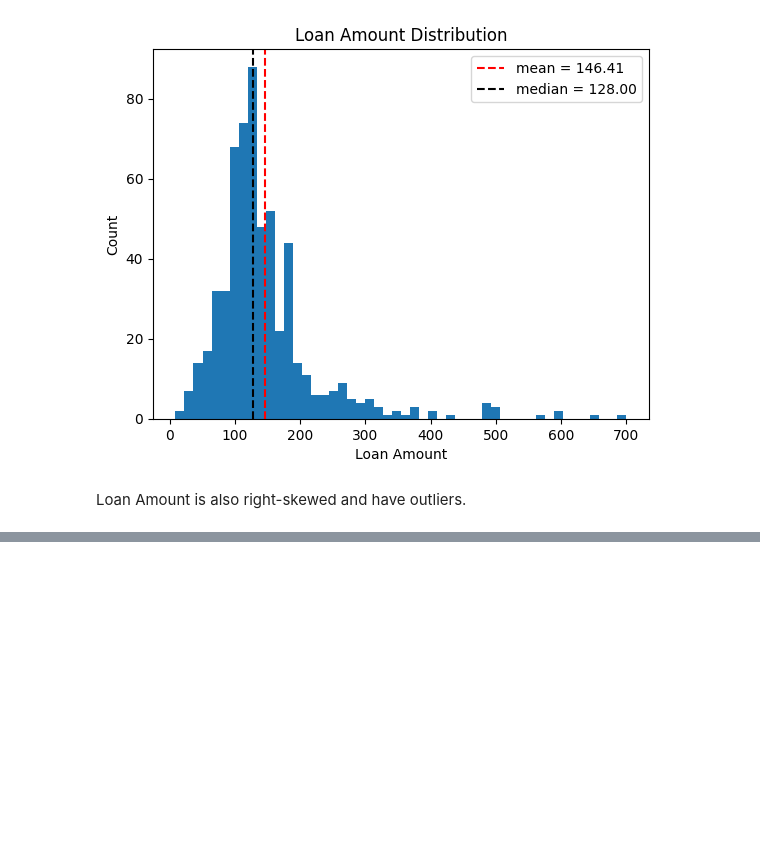
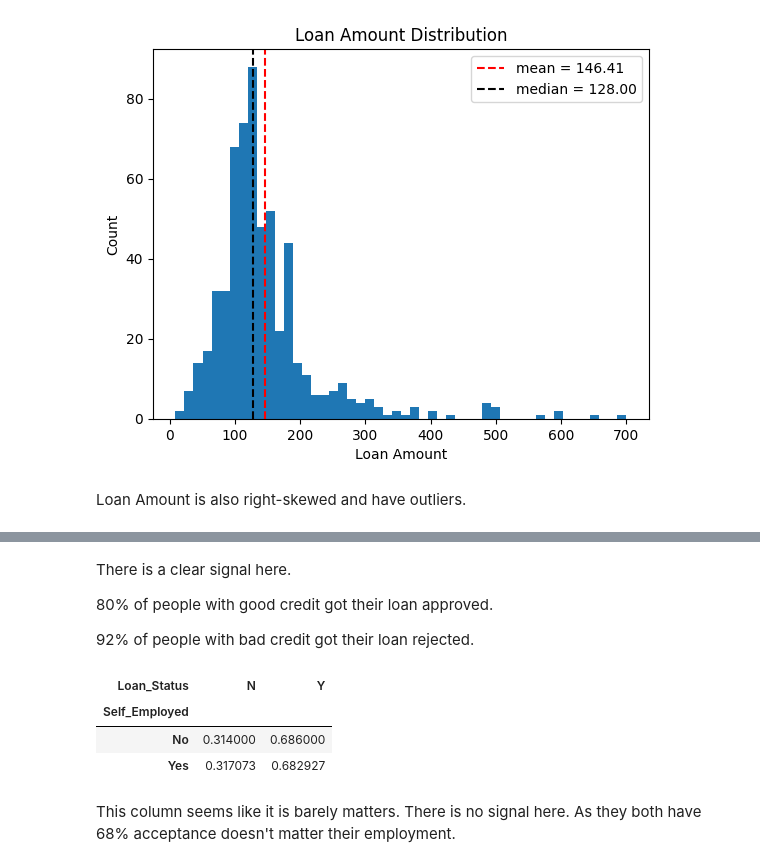
Before and after one commit to karywnl/loan-prediction, a Jupyter notebook: eda.ipynb, the cells around one changed output, grey strips where cells are left out. Saved outputs shown, nothing was run; the diff lists cells and outputs as text; code cells hidden in the pictures; blank space fills up the shorter version.

```diff
--- a/eda.ipynb
+++ b/eda.ipynb
@@ -115,0 +116,18 @@ Loan Amount is also right-skewed and have outliers.
+# %% [markdown]
+There is a clear signal here.
+
+80% of people with good credit got their loan approved.
+
+92% of people with bad credit got their loan rejected.
+# %%
+# Approval rate by self-employed status
+# Hypothesis: Self-employed applicants may have different approval rates compared to non-self-employed applicants.
+
+df.groupby('Self_Employed')['Loan_Status'].value_counts(normalize=True).unstack()
+# %% [output]
+| Loan_Status | N | Y |
+| Self_Employed |  |  |
+| No | 0.314000 | 0.686000 |
+| Yes | 0.317073 | 0.682927 |
+# %% [markdown]
+This column seems like it is barely matters. There is no signal here. As they both have 68% acceptance doesn't matter their employment.
```
Also changed, not shown: parts of 5 cells of this notebook.
